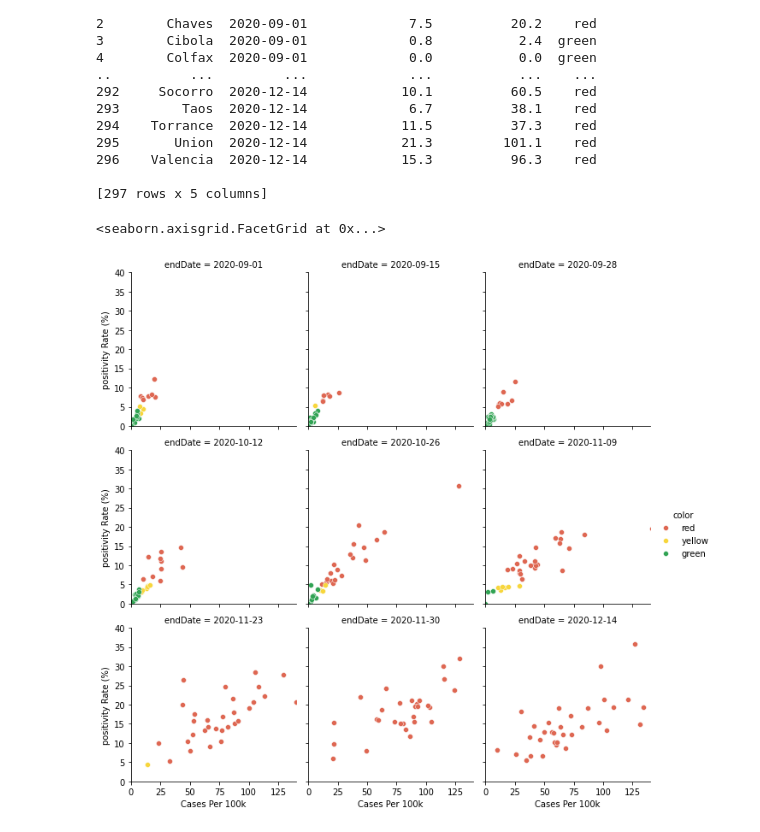
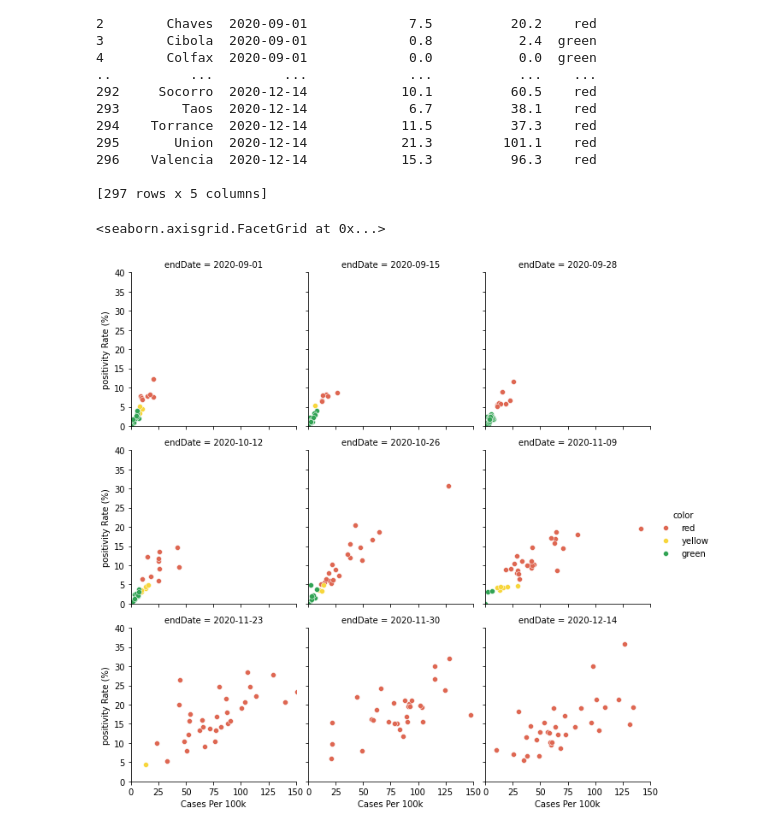
Before and after one commit to russbiggs/nm-county-covid-facet, a Jupyter notebook: New Mexico County Positivity Rate and Cases per 100k over time.ipynb, the cells around one changed output. Saved outputs shown, nothing was run; the diff lists cells and outputs as text; code cells hidden in the pictures.

```diff
--- a/New Mexico County Positivity Rate and Cases per 100k over time.ipynb
+++ b/New Mexico County Positivity Rate and Cases per 100k over time.ipynb
@@ -54,11 +53,11 @@ print(df)
 # %%
 g = sns.FacetGrid(df, col="endDate",col_wrap=3, hue="color", hue_order=['red','yellow','green'])
 colors = ['#de6752','#f7d63c','#31a354']
 sns.set_palette(sns.color_palette(colors))
 g.map_dataframe(sns.scatterplot, x="casesPer100k", y="positivityRate")
-g.set(xlim=(0, 140), ylim=(0, 40))
+g.set(xlim=(0, 150), ylim=(0, 40))
 g.set_axis_labels("Cases Per 100k", "positivity Rate (%)")
 g.add_legend()
 # %% [output]
 <seaborn.axisgrid.FacetGrid at 0x...>
-[figure, old version]
+[figure, new version]
```
Also changed, not shown: parts of 5 cells of this notebook.
